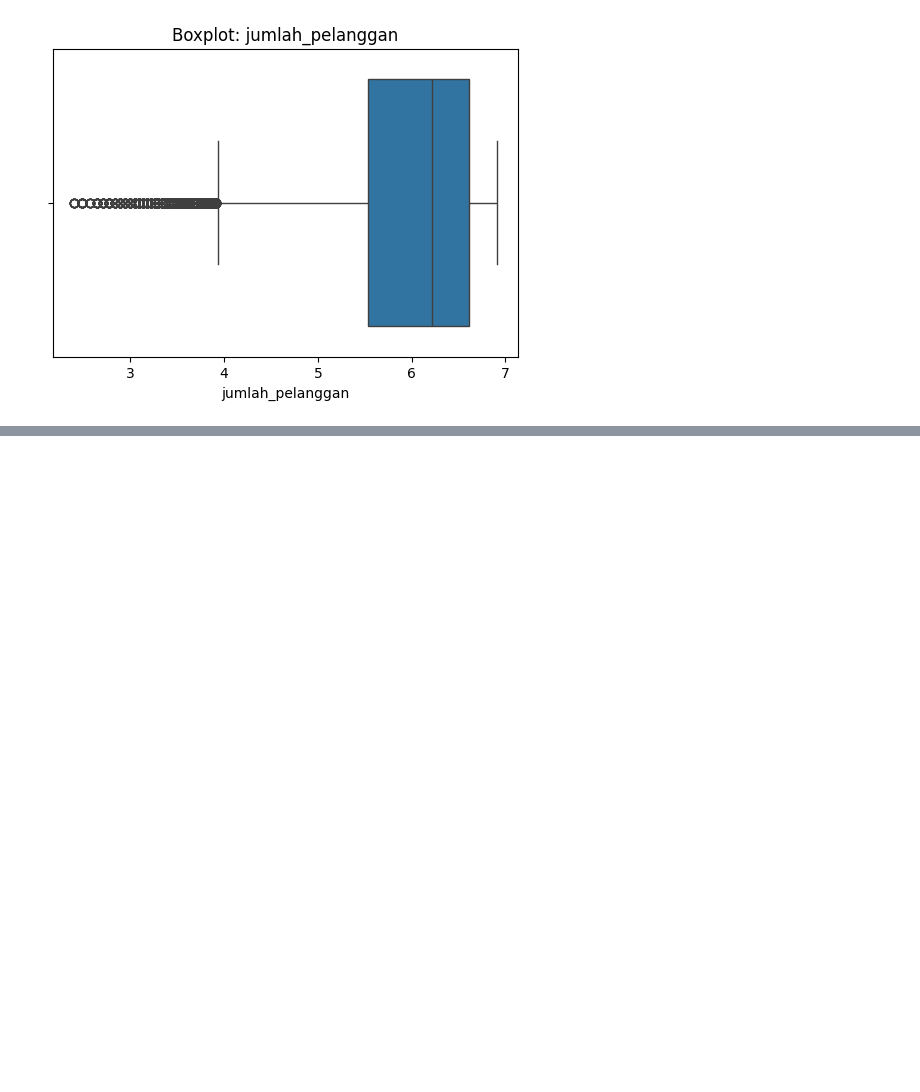
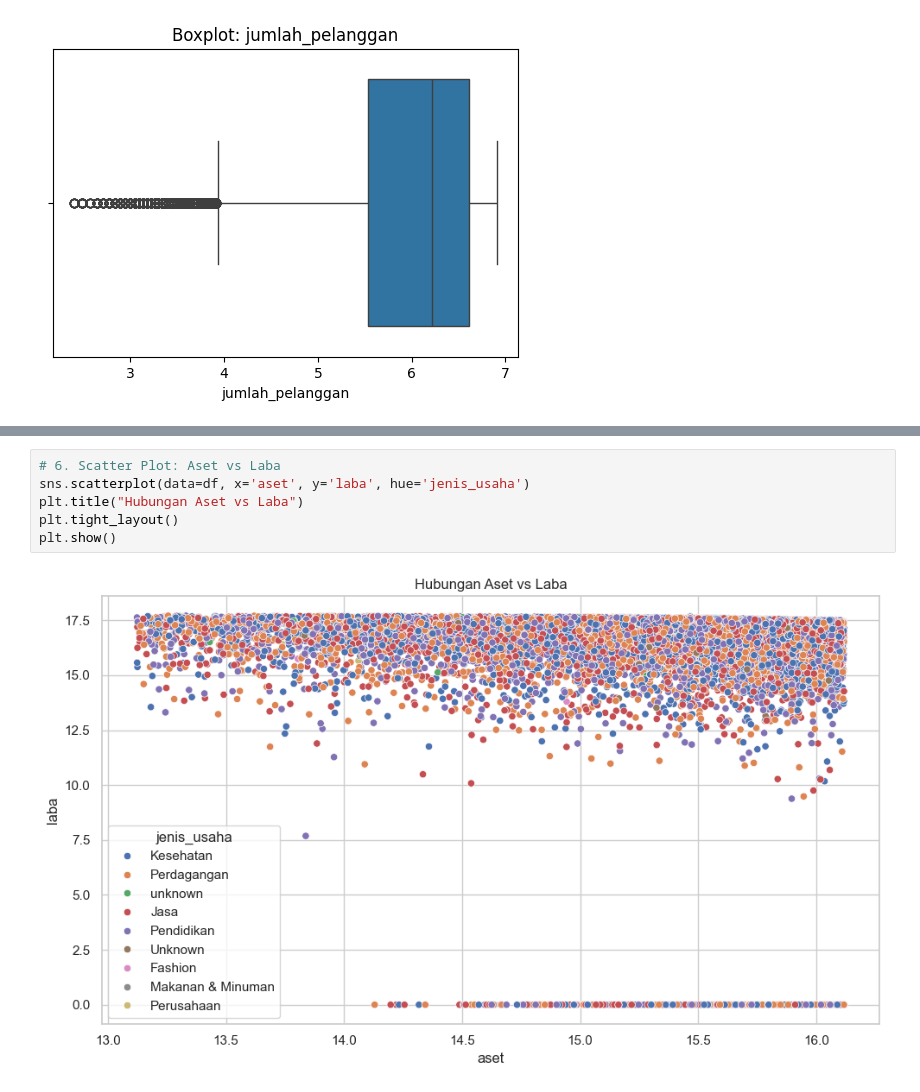
Before and after one commit to ProfDARA/dukunisasi_umkm, a Jupyter notebook: dukunisasiUMKM.ipynb, the cells around one changed output, grey strips where cells are left out. Saved outputs shown, nothing was run; the diff lists cells and outputs as text; blank space fills up the shorter version.

```diff
--- a/dukunisasiUMKM.ipynb
+++ b/dukunisasiUMKM.ipynb
@@ -443,0 +497,8 @@ for col in num_cols:
+# %%
+# 6. Scatter Plot: Aset vs Laba
+sns.scatterplot(data=df, x='aset', y='laba', hue='jenis_usaha')
+plt.title("Hubungan Aset vs Laba")
+plt.tight_layout()
+plt.show()
+# %% [output]
+[figure, added]
```
Also changed, not shown: parts of 12 cells of this notebook, 1 other file.
